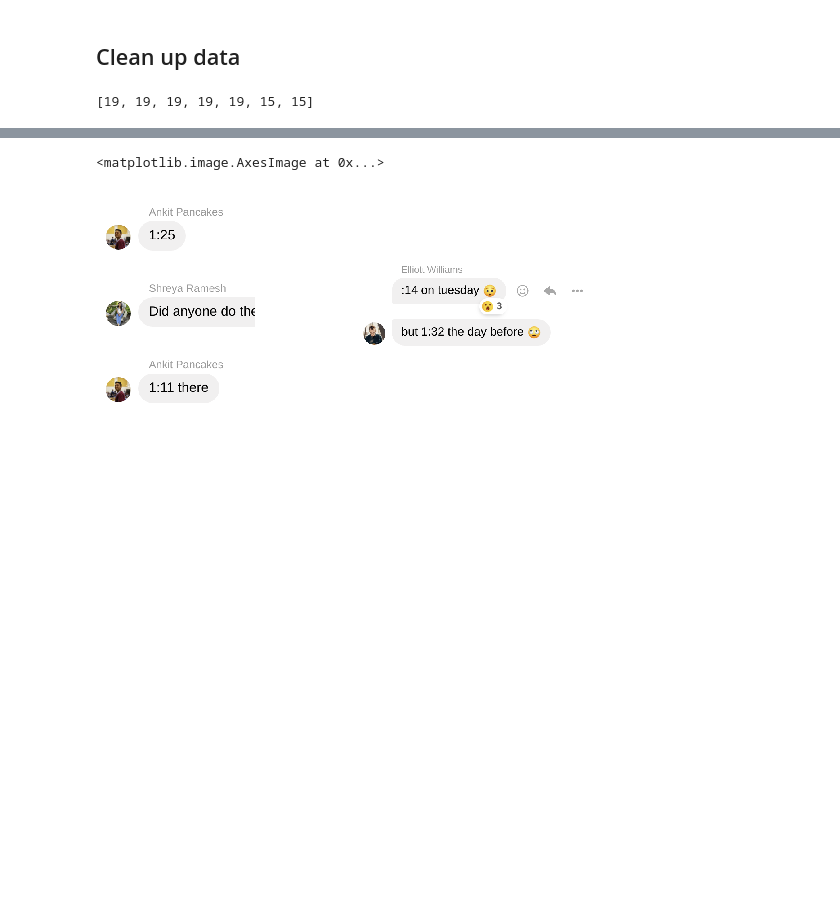
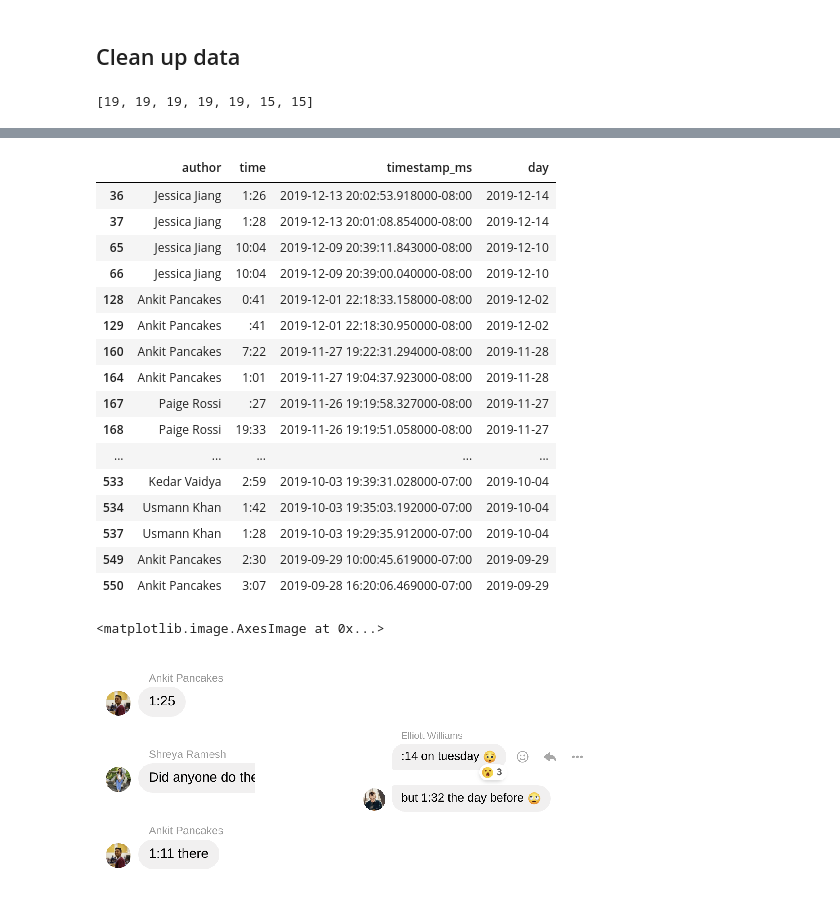
Before and after one commit to UsmannK/nyt-crossword-analysis, a Jupyter notebook: crossword_analysis.ipynb, the cells around one changed output, grey strips where cells are left out. Saved outputs shown, nothing was run; the diff lists cells and outputs as text; code cells hidden in the pictures; blank space fills up the shorter version.

Commit message:
Fix dup printing

```diff
--- a/crossword_analysis.ipynb
+++ b/crossword_analysis.ipynb
@@ -71,5 +71,5 @@ df['day'] = [datetime.date(ts.year, ts.month, ts.day) + datetime.timedelta(days=
             if ts.hour >= cutoff(ts.dayofweek) else datetime.date(ts.year, ts.month, ts.day) for ts in df['timestamp_ms']]
 # %%
 find_dups = lambda x: x[x.duplicated(['author', 'day'], keep=False)]
-print(find_dups(df))
+display(find_dups(df))
 # %% [output]
@@ -93,3 +76,20 @@ print(find_dups(df))
+|  | author | time | timestamp_ms | day |
+| 36 | Jessica Jiang | 1:26 | 2019-12-13 20:02:53.918000-08:00 | 2019-12-14 |
+| 37 | Jessica Jiang | 1:28 | 2019-12-13 20:01:08.854000-08:00 | 2019-12-14 |
+| 65 | Jessica Jiang | 10:04 | 2019-12-09 20:39:11.843000-08:00 | 2019-12-10 |
+| 66 | Jessica Jiang | 10:04 | 2019-12-09 20:39:00.040000-08:00 | 2019-12-10 |
+| 128 | Ankit Pancakes | 0:41 | 2019-12-01 22:18:33.158000-08:00 | 2019-12-02 |
+| 129 | Ankit Pancakes | :41 | 2019-12-01 22:18:30.950000-08:00 | 2019-12-02 |
+| 160 | Ankit Pancakes | 7:22 | 2019-11-27 19:22:31.294000-08:00 | 2019-11-28 |
+| 164 | Ankit Pancakes | 1:01 | 2019-11-27 19:04:37.923000-08:00 | 2019-11-28 |
+| 167 | Paige Rossi | :27 | 2019-11-26 19:19:58.327000-08:00 | 2019-11-27 |
+| 168 | Paige Rossi | 19:33 | 2019-11-26 19:19:51.058000-08:00 | 2019-11-27 |
+| ... | ... | ... | ... | ... |
+| 533 | Kedar Vaidya | 2:59 | 2019-10-03 19:39:31.028000-07:00 | 2019-10-04 |
+| 534 | Usmann Khan | 1:42 | 2019-10-03 19:35:03.192000-07:00 | 2019-10-04 |
+| 537 | Usmann Khan | 1:28 | 2019-10-03 19:29:35.912000-07:00 | 2019-10-04 |
+| 549 | Ankit Pancakes | 2:30 | 2019-09-29 10:00:45.619000-07:00 | 2019-09-29 |
+| 550 | Ankit Pancakes | 3:07 | 2019-09-28 16:20:06.469000-07:00 | 2019-09-29 |
 # %%
 # Example duplicates ...
 fig, ax = plt.subplots(nrows=1, ncols=2, figsize=(10,4))
```
Also changed, not shown: parts of 3 cells of this notebook.
